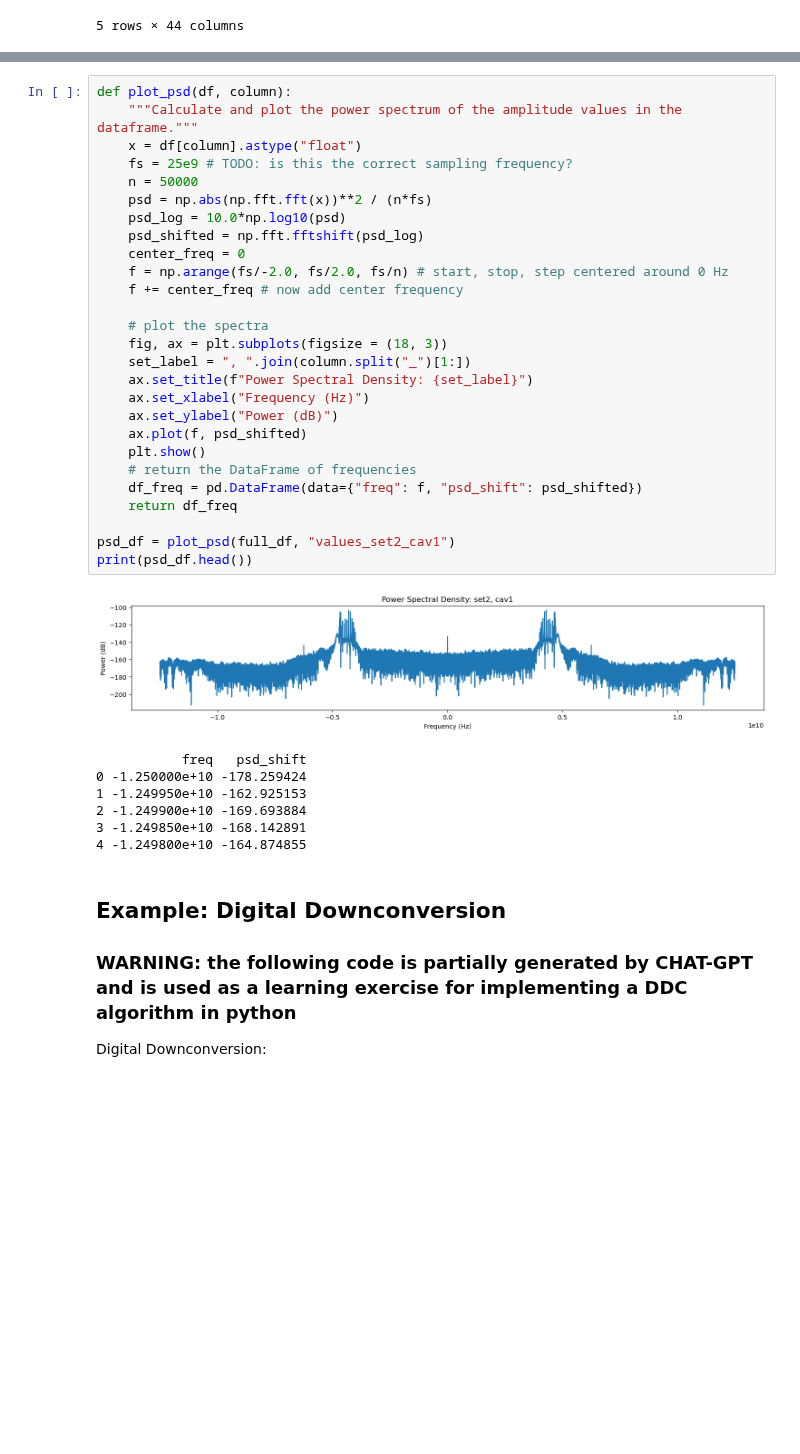
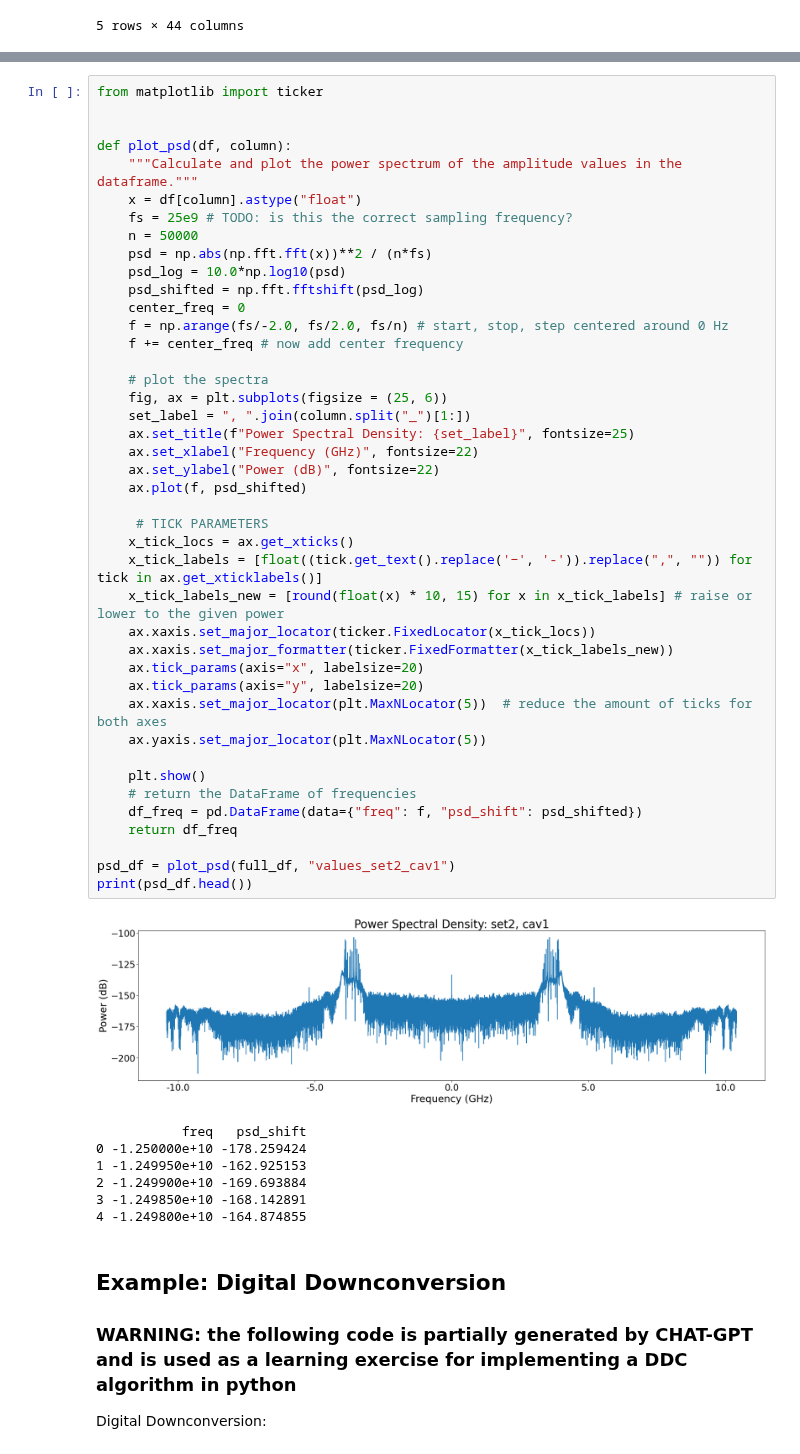
Before and after one commit to jpgtordilla/hombom24, a Jupyter notebook: scope-analysis/scope_data_processing.ipynb, the cells around one changed output, grey strips where cells are left out. Saved outputs shown, nothing was run; the diff lists cells and outputs as text; blank space fills up the shorter version.

Commit message:
changed plot formatting before DDC

```diff
--- a/scope-analysis/scope_data_processing.ipynb
+++ b/scope-analysis/scope_data_processing.ipynb
@@ -105,34 +105,49 @@ avg_powers(full_df)
  'set12_cav1': 0.0003431830736395993,
  'set12_cav2': 8.185438730694875e-05}
 # %%
+from matplotlib import ticker
+
+
 def plot_psd(df, column):
     """Calculate and plot the power spectrum of the amplitude values in the dataframe."""
     x = df[column].astype("float")
     fs = 25e9 # TODO: is this the correct sampling frequency?
     n = 50000
     psd = np.abs(np.fft.fft(x))**2 / (n*fs)
     psd_log = 10.0*np.log10(psd)
     psd_shifted = np.fft.fftshift(psd_log)
     center_freq = 0
     f = np.arange(fs/-2.0, fs/2.0, fs/n) # start, stop, step centered around 0 Hz
     f += center_freq # now add center frequency
 
     # plot the spectra
-    fig, ax = plt.subplots(figsize = (18, 3))
+    fig, ax = plt.subplots(figsize = (25, 6))
     set_label = ", ".join(column.split("_")[1:])
-    ax.set_title(f"Power Spectral Density: {set_label}")
-    ax.set_xlabel("Frequency (Hz)")
-    ax.set_ylabel("Power (dB)")
+    ax.set_title(f"Power Spectral Density: {set_label}", fontsize=25)
+    ax.set_xlabel("Frequency (GHz)", fontsize=22)
+    ax.set_ylabel("Power (dB)", fontsize=22)
     ax.plot(f, psd_shifted)
+
+     # TICK PARAMETERS
+    x_tick_locs = ax.get_xticks()
+    x_tick_labels = [float((tick.get_text().replace('−', '-')).replace(",", "")) for tick in ax.get_xticklabels()]
+    x_tick_labels_new = [round(float(x) * 10, 15) for x in x_tick_labels] # raise or lower to the given power
+    ax.xaxis.set_major_locator(ticker.FixedLocator(x_tick_locs))
+    ax.xaxis.set_major_formatter(ticker.FixedFormatter(x_tick_labels_new))
+    ax.tick_params(axis="x", labelsize=20)
+    ax.tick_params(axis="y", labelsize=20)
+    ax.xaxis.set_major_locator(plt.MaxNLocator(5))  # reduce the amount of ticks for both axes
+    ax.yaxis.set_major_locator(plt.MaxNLocator(5))
+
     plt.show()
     # return the DataFrame of frequencies
     df_freq = pd.DataFrame(data={"freq": f, "psd_shift": psd_shifted})
     return df_freq
 
 psd_df = plot_psd(full_df, "values_set2_cav1")
 print(psd_df.head())
 # %% [output]
-[figure, old version]
+[figure, new version]
            freq   psd_shift
 0 -1.250000e+10 -178.259424
 1 -1.249950e+10 -162.925153
```
Also changed, not shown: 11 other files.
